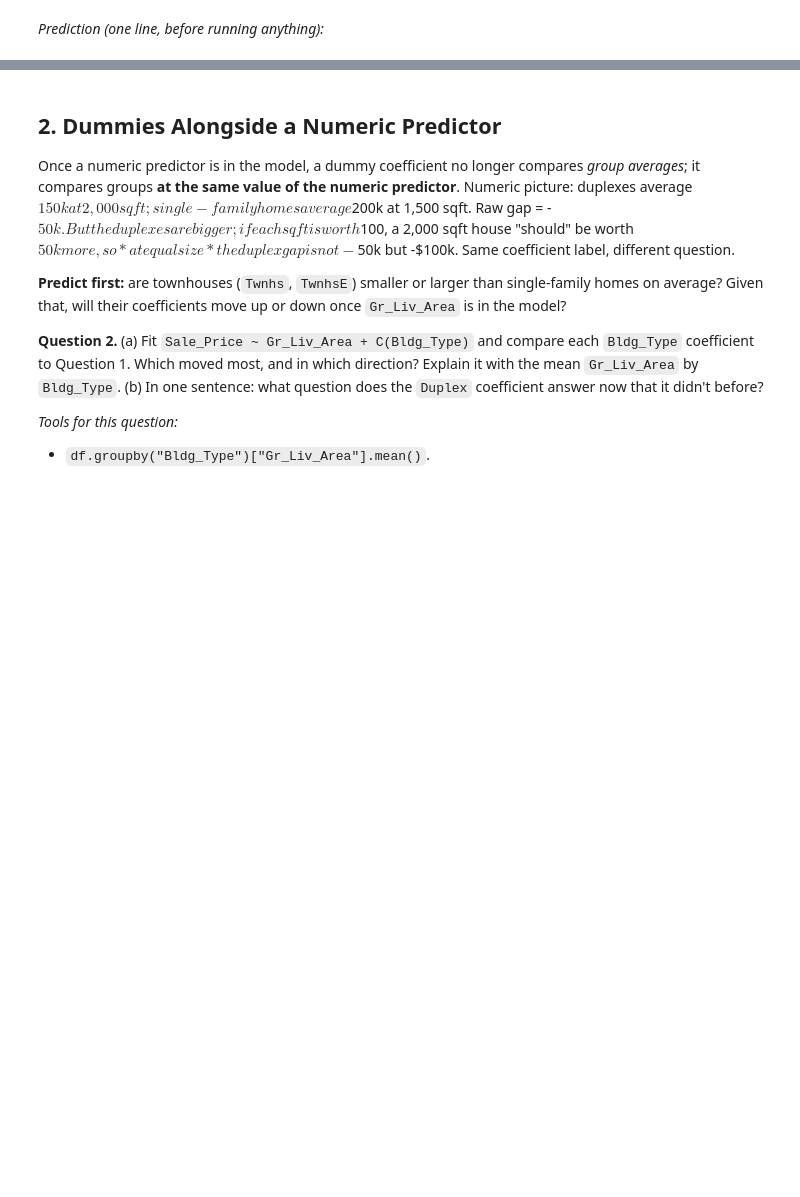
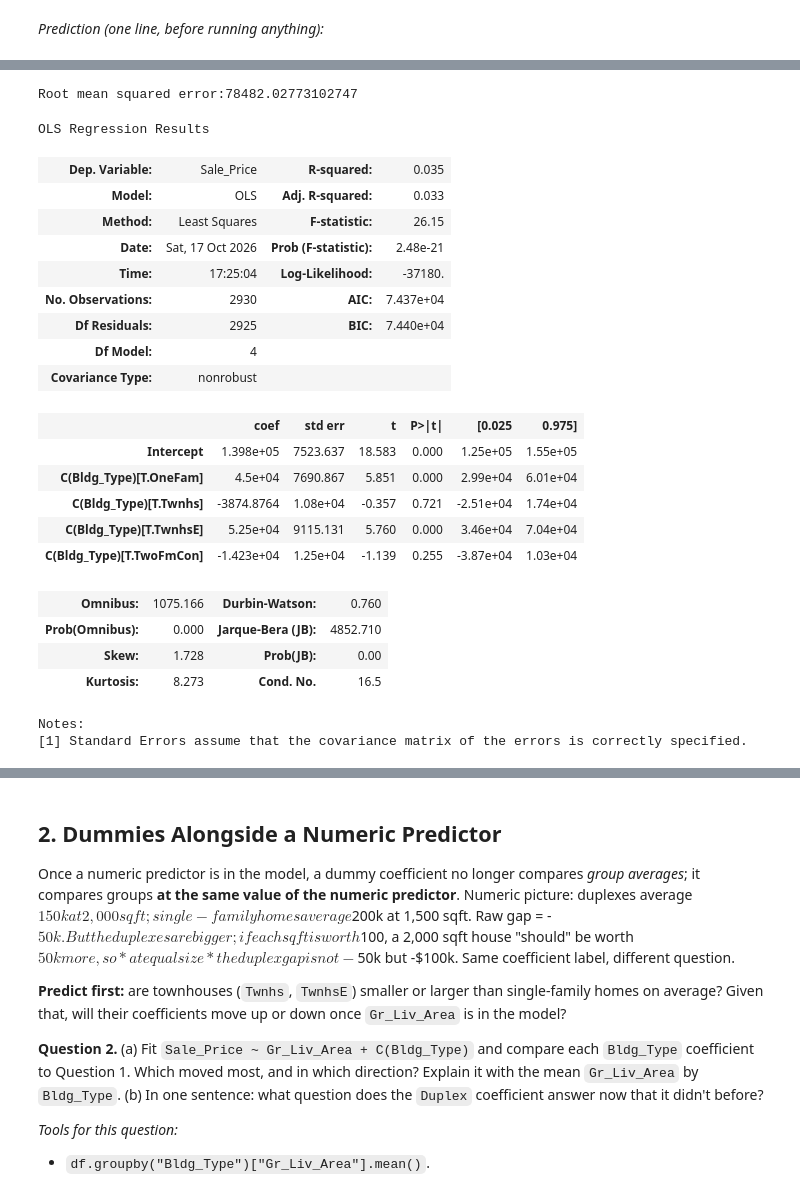
Before and after one commit to BaoLe040507/understand_ml_stats, a Jupyter notebook: Textbooks/practical_stats_for_ds/notebooks/09_factor-variables-in-regression.ipynb, the cells around one changed output, grey strips where cells are left out. Saved outputs shown, nothing was run; the diff lists cells and outputs as text; code cells hidden in the pictures; blank space fills up the shorter version.

```diff
--- a/Textbooks/practical_stats_for_ds/notebooks/09_factor-variables-in-regression.ipynb
+++ b/Textbooks/practical_stats_for_ds/notebooks/09_factor-variables-in-regression.ipynb
@@ -37,0 +54,30 @@ _Prediction (one line, before running anything):_
+# %%
+# model with dummy variable and no established baseline
+model_with_dummy = smf.ols("Sale_Price ~ C(Bldg_Type)", data = ames).fit()
+RMSE = np.sqrt((((model_with_dummy.resid)**2).sum())/len(ames))
+print(f"Root mean squared error:{RMSE}")
+model_with_dummy.summary()
+# %% [output]
+Root mean squared error:78482.02773102747
+OLS Regression Results
+| Dep. Variable: | Sale_Price | R-squared: | 0.035 |
+| Model: | OLS | Adj. R-squared: | 0.033 |
+| Method: | Least Squares | F-statistic: | 26.15 |
+| Date: | Sat, 17 Oct 2026 | Prob (F-statistic): | 2.48e-21 |
+| Time: | 17:25:04 | Log-Likelihood: | -37180. |
+| No. Observations: | 2930 | AIC: | 7.437e+04 |
+| Df Residuals: | 2925 | BIC: | 7.440e+04 |
+| Df Model: | 4 |  |  |
+| Covariance Type: | nonrobust |  |  |
+|  | coef | std err | t | P>|t| | [0.025 | 0.975] |
+| Intercept | 1.398e+05 | 7523.637 | 18.583 | 0.000 | 1.25e+05 | 1.55e+05 |
+| C(Bldg_Type)[T.OneFam] | 4.5e+04 | 7690.867 | 5.851 | 0.000 | 2.99e+04 | 6.01e+04 |
+| C(Bldg_Type)[T.Twnhs] | -3874.8764 | 1.08e+04 | -0.357 | 0.721 | -2.51e+04 | 1.74e+04 |
+| C(Bldg_Type)[T.TwnhsE] | 5.25e+04 | 9115.131 | 5.760 | 0.000 | 3.46e+04 | 7.04e+04 |
+| C(Bldg_Type)[T.TwoFmCon] | -1.423e+04 | 1.25e+04 | -1.139 | 0.255 | -3.87e+04 | 1.03e+04 |
+| Omnibus: | 1075.166 | Durbin-Watson: | 0.760 |
+| Prob(Omnibus): | 0.000 | Jarque-Bera (JB): | 4852.710 |
+| Skew: | 1.728 | Prob(JB): | 0.00 |
+| Kurtosis: | 8.273 | Cond. No. | 16.5 |
+Notes:
+[1] Standard Errors assume that the covariance matrix of the errors is correctly specified.
```
Also changed, not shown: parts of 40 cells of this notebook, 1 other file.
